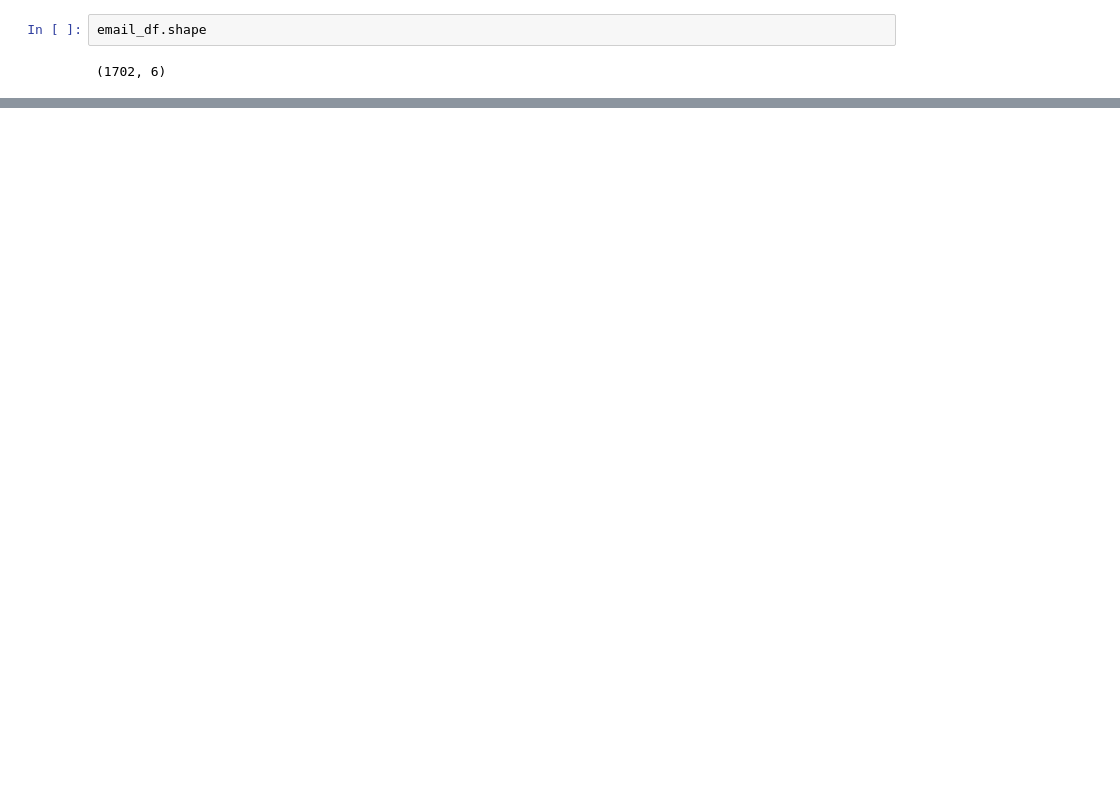
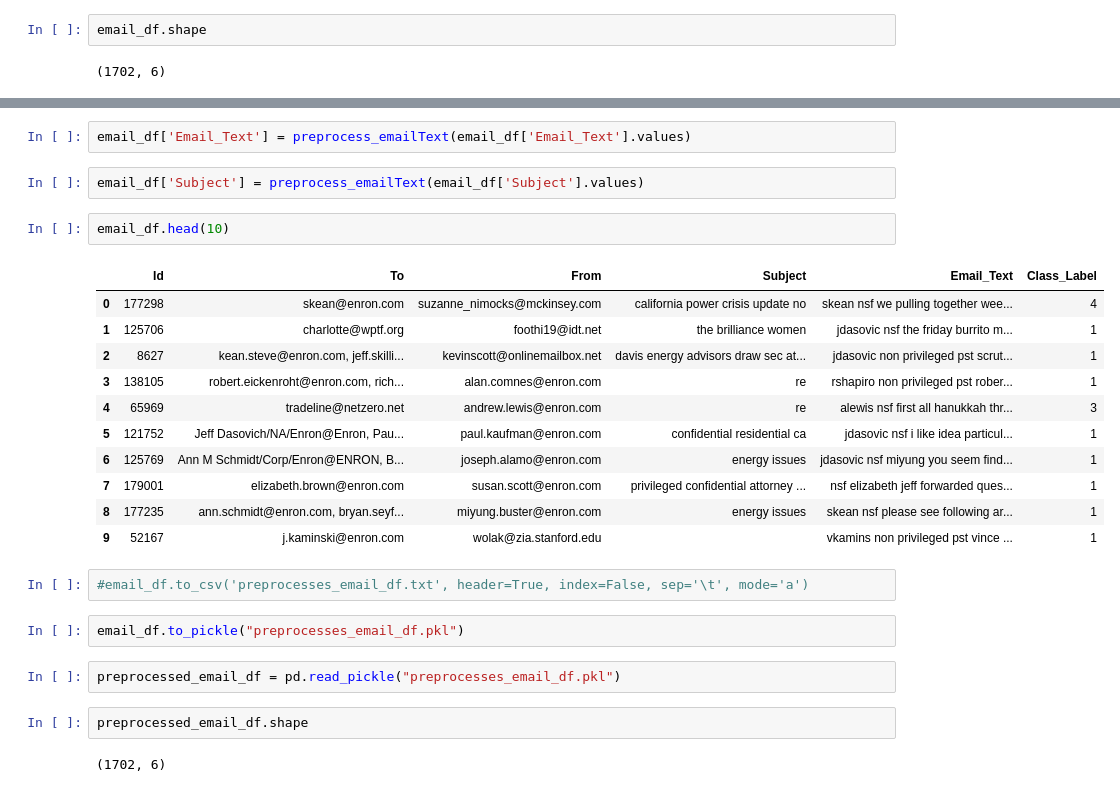
Before and after one commit to srinivas2234/VLabd_Assignment, a Jupyter notebook: Email_classification_Vlabs.ipynb, the cells around one changed output, grey strips where cells are left out. Cells and saved outputs as stored; diff of their text form; blank space fills up the shorter version.

```diff
--- a/Email_classification_Vlabs.ipynb
+++ b/Email_classification_Vlabs.ipynb
@@ -188,0 +181,28 @@ newDF = preprocess_emailText(email_df['Class_Label'].values[0])
+# %%
+email_df['Email_Text'] = preprocess_emailText(email_df['Email_Text'].values)
+# %%
+email_df['Subject'] = preprocess_emailText(email_df['Subject'].values)
+# %%
+email_df.head(10)
+# %% [output]
+|  | Id | To | From | Subject | Email_Text | Class_Label |
+| 0 | 177298 | skean@enron.com | suzanne_nimocks@mckinsey.com | california power crisis update no | skean nsf we pulling together wee... | 4 |
+| 1 | 125706 | charlotte@wptf.org | foothi19@idt.net | the brilliance women | jdasovic nsf the friday burrito m... | 1 |
+| 2 | 8627 | kean.steve@enron.com, jeff.skilli... | kevinscott@onlinemailbox.net | davis energy advisors draw sec at... | jdasovic non privileged pst scrut... | 1 |
+| 3 | 138105 | robert.eickenroht@enron.com, rich... | alan.comnes@enron.com | re | rshapiro non privileged pst rober... | 1 |
+| 4 | 65969 | tradeline@netzero.net | andrew.lewis@enron.com | re | alewis nsf first all hanukkah thr... | 3 |
+| 5 | 121752 | Jeff Dasovich/NA/Enron@Enron, Pau... | paul.kaufman@enron.com | confidential residential ca | jdasovic nsf i like idea particul... | 1 |
+| 6 | 125769 | Ann M Schmidt/Corp/Enron@ENRON, B... | joseph.alamo@enron.com | energy issues | jdasovic nsf miyung you seem find... | 1 |
+| 7 | 179001 | elizabeth.brown@enron.com | susan.scott@enron.com | privileged confidential attorney ... | nsf elizabeth jeff forwarded ques... | 1 |
+| 8 | 177235 | ann.schmidt@enron.com, bryan.seyf... | miyung.buster@enron.com | energy issues | skean nsf please see following ar... | 1 |
+| 9 | 52167 | j.kaminski@enron.com | wolak@zia.stanford.edu |  | vkamins non privileged pst vince ... | 1 |
+# %%
+#email_df.to_csv('preprocesses_email_df.txt', header=True, index=False, sep='\t', mode='a')
+# %%
+email_df.to_pickle("preprocesses_email_df.pkl")
+# %%
+preprocessed_email_df = pd.read_pickle("preprocesses_email_df.pkl")
+# %%
+preprocessed_email_df.shape
+# %% [output]
+(1702, 6)
```
Also changed, not shown: parts of 70 cells of this notebook.
